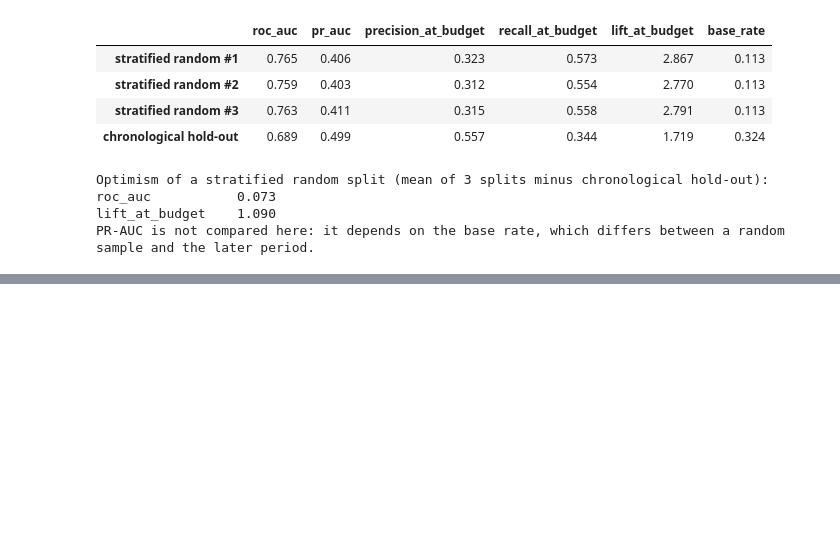
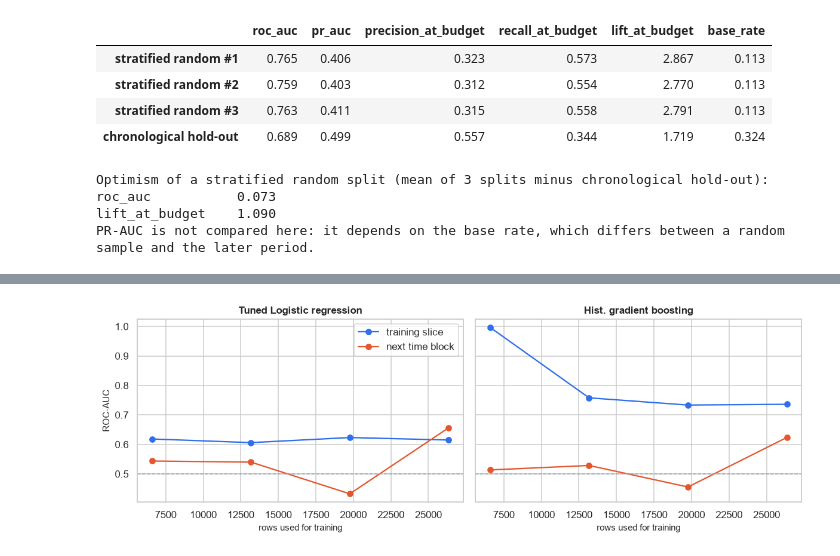
Before and after one commit to shafkhandssc15/IT3091-Machine-Learning-Group-Assignment-Y3S1-WE-AI-42, a Jupyter notebook: Bank-Marketing-Campaign-Response/notebooks/05_final_evaluation.ipynb, the cells around one changed output, grey strips where cells are left out. Saved outputs shown, nothing was run; the diff lists cells and outputs as text; code cells hidden in the pictures; blank space fills up the shorter version.

```diff
--- a/Bank-Marketing-Campaign-Response/notebooks/05_final_evaluation.ipynb
+++ b/Bank-Marketing-Campaign-Response/notebooks/05_final_evaluation.ipynb
@@ -173,0 +188,20 @@ Random stratified splitting mixes records across all campaign months, allowing m
+# %%
+def fit_gap(pipe, X, y, n_splits=N_TS_SPLITS):
+    rows = []
+    for i, (tr, va) in enumerate(TimeSeriesSplit(n_splits=n_splits).split(X), 1):
+        m = clone(pipe).fit(X.iloc[tr], y[tr])
+        rows.append(dict(fold=i, train_rows=len(tr),
+                         train_auc=roc_auc_score(y[tr], scores_of(m, X.iloc[tr])),
+                         valid_auc=roc_auc_score(y[va], scores_of(m, X.iloc[va]))))
+    return pd.DataFrame(rows).set_index("fold")
+
+fit_models = {k: v for k, v in final_models.items() if k != "Dummy (prior)"}
+gap_rows, gap_detail = [], {}
+for name, p in fit_models.items():
+    g = fit_gap(p, X_train, y_train)
+    gap_detail[name] = g
+    gap_rows.append(dict(model=name, train_auc=g["train_auc"].mean(), valid_auc=g["valid_auc"].mean(),
+                         gap=(g["train_auc"] - g["valid_auc"]).mean()))
+fit_table = pd.DataFrame(gap_rows).set_index("model").round(3).sort_values("valid_auc", ascending=False)
+display(fit_table)
+fit_table.to_csv(TABLES_DIR / "fit_diagnostics.csv")
@@ -173,0 +216,11 @@ Random stratified splitting mixes records across all campaign months, allowing m
+# %%
+fig, ax = plt.subplots(1, 2, figsize=(11, 3.8), sharey=True)
+for a, name in zip(ax, [TUNED_NAME, "Hist. gradient boosting"]):
+    g = gap_detail[name]
+    a.plot(g["train_rows"], g["train_auc"], "o-", color=C_MAIN, label="training slice")
+    a.plot(g["train_rows"], g["valid_auc"], "o-", color=C_WARN, label="next time block")
+    a.axhline(0.5, color=C_GREY, ls="--", lw=1); a.set_title(name); a.set_xlabel("rows used for training")
+ax[0].set_ylabel("ROC-AUC"); ax[0].legend()
+plt.tight_layout(); save_fig("fit_learning_curve")
+# %% [output]
+[figure, added]
```
Also changed, not shown: parts of 11 cells of this notebook, 3 other files.
